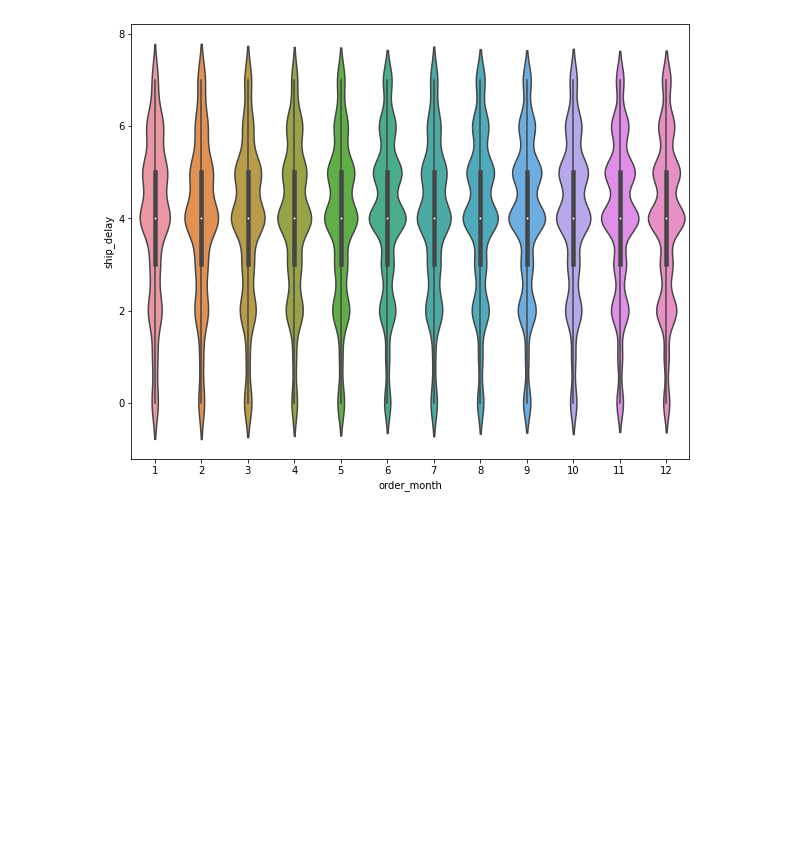
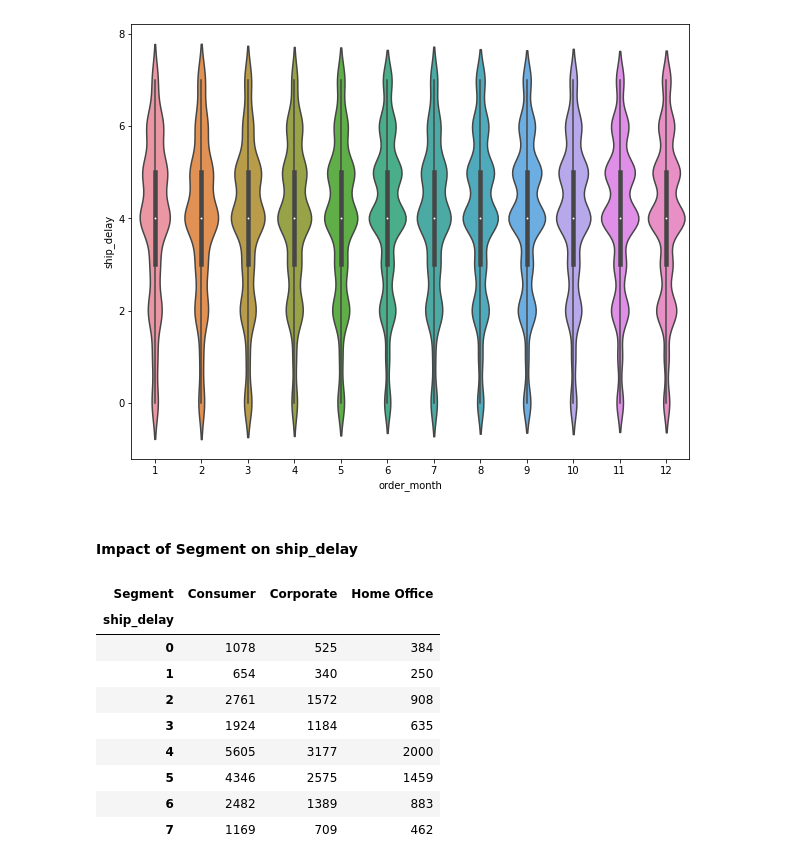
Before and after one commit to marc-ah/ml_superstore, a Jupyter notebook: scripts/inspect.ipynb, the cells around one changed output. Saved outputs shown, nothing was run; the diff lists cells and outputs as text; code cells hidden in the pictures; blank space fills up the shorter version.

```diff
--- a/scripts/inspect.ipynb
+++ b/scripts/inspect.ipynb
@@ -491,3 +493,18 @@ sns.violinplot(data=df_inspect, x="order_month", y="ship_delay")
 # %% [output]
 <AxesSubplot:xlabel='order_month', ylabel='ship_delay'>
 [figure]
+# %% [markdown]
+#### Impact of Segment on ship_delay
+# %%
+pd.crosstab(df_train["ship_delay"], df_train["Segment"])
+# %% [output]
+| Segment | Consumer | Corporate | Home Office |
+| ship_delay |  |  |  |
+| 0 | 1078 | 525 | 384 |
+| 1 | 654 | 340 | 250 |
+| 2 | 2761 | 1572 | 908 |
+| 3 | 1924 | 1184 | 635 |
+| 4 | 5605 | 3177 | 2000 |
+| 5 | 4346 | 2575 | 1459 |
+| 6 | 2482 | 1389 | 883 |
+| 7 | 1169 | 709 | 462 |
```
Also changed, not shown: parts of 6 cells of this notebook, 2 other files.
